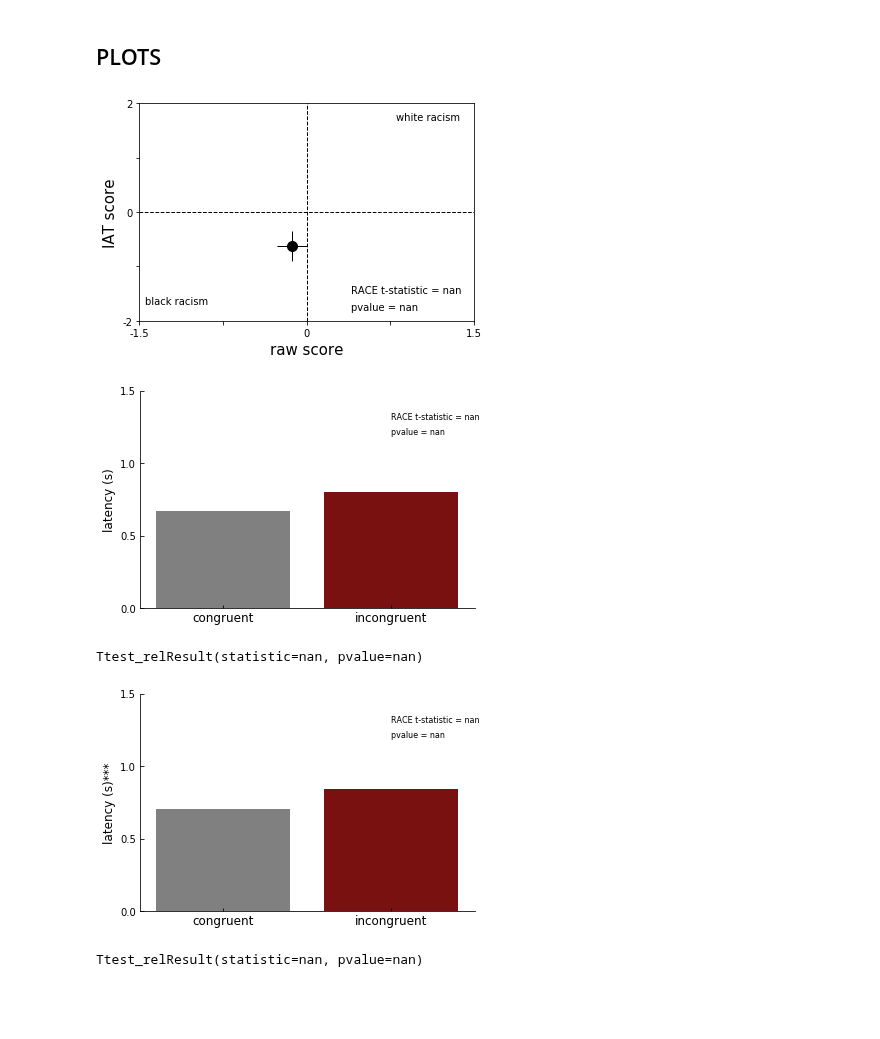
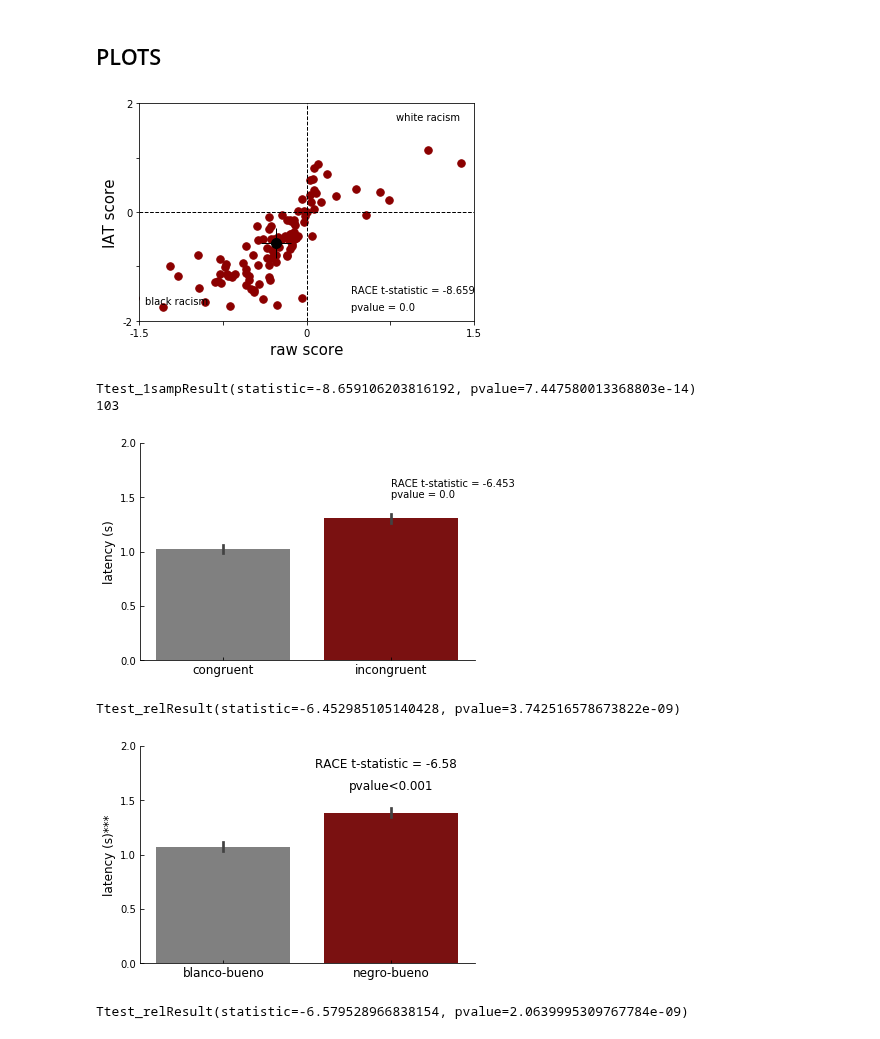
Before and after one commit to davidbestue/OpenBrains, a Jupyter notebook: IAT/analysis_corrected.ipynb, the cells around one changed output. Saved outputs shown, nothing was run; the diff lists cells and outputs as text; code cells hidden in the pictures; blank space fills up the shorter version.

```diff
--- a/IAT/analysis_corrected.ipynb
+++ b/IAT/analysis_corrected.ipynb
@@ -10,7 +10,9 @@ import platform # paths use different dividers on linux vs windows, so we need t
 import csv
 # %%
 #path_folder = 'C:\\Users\\David\\Desktop\\OpenBrains\\juncar_all'
-path_folder = 'C:\\Users\\David\\Desktop\\OpenBrains\\guinardo_all'
+#path_folder = 'C:\\Users\\David\\Desktop\\OpenBrains\\guinardo_all'
+#path_folder = 'C:\\Users\\David\\Desktop\\OpenBrains\\guinardo_all2'
+path_folder = 'C:\\Users\\David\\Desktop\\OpenBrains\\coles'
 path_summary_file ='C:\\Users\\David\\Desktop\\OpenBrains\\'
 # %%
 ### Functions
@@ -215,52 +232,58 @@ plt.text( 0.8, 1.7, 'white racism' , fontsize=10 )
 plt.text( -1.45, -1.7, 'black racism' , fontsize=10 )
 
 
-
+plt.savefig('biblios1.png', transparent=True)
 plt.show(block=False)
 
 #plt.savefig('IATscatter.png', dpi=300, facecolor='w', edgecolor='w',
 #            orientation='portrait', papertype=None, format=None,
 #            transparent=False, bbox_inches=None, pad_inches=0.1)
+
+
+print(stats1)
+print(len(IATrace))
 # %% [output]
-[figure, old version]
+[figure, new version]
+Ttest_1sampResult(statistic=-8.659106203816192, pvalue=7.447580013368803e-14)
+103
 # %%
 ########### REACTION TIMES
 
 c_ = iat_race['congruent mean RT'].values
 c_adj = iat_race['congruent adjmean RT'].values
 congruent = pd.DataFrame({'reaction time': c_, 'reaction time adj': c_adj})
 congruent['condition'] = 'congruent'
 
 
 i_ = iat_race['incongruent mean RT'].values
 i_adj = iat_race['incongruent adjmean RT'].values
 incongruent = pd.DataFrame({'reaction time': i_,  'reaction time adj': i_adj})
 incongruent['condition'] = 'incongruent'
 
 
 reaction_time = pd.concat([congruent, incongruent])
 #reaction_time['reaction time'] =  reaction_time['reaction time'].astype(float)
 
 plt.figure()
 sns.barplot(x='condition', y='reaction time', palette=['grey', 'darkred'], ci=68, estimator=np.mean, data=reaction_time)
 plt.gca().spines['right'].set_visible(False)  # aesthetics                                                                              # remove right spines
 plt.gca().spines['top'].set_visible(False)                                                                                  # remove top spines
 plt.gca().get_xaxis().tick_bottom()
 plt.gca().get_yaxis().tick_left()
 plt.gca().tick_params(direction='in') #direction
-plt.ylim(0,1.5)
-plt.yticks([0,0.5,1,1.5])
+plt.ylim(0,2)
+plt.yticks([0,0.5,1,1.5, 2])
 plt.ylabel('latency (s)', fontsize=12)
 plt.xlabel('')
 plt.xticks([0,1], ['congruent', 'incongruent'], fontsize=12)
 stats2 = scipy.stats.ttest_rel(c_, i_)
-plt.text( 1, 1.3, 'RACE t-statistic = ' + str(np.round(stats2[0], 3)), fontsize=8 )
-plt.text( 1, 1.2, 'pvalue = ' + str(np.round(stats2[1], 3)), fontsize=8 )
+plt.text( 1, 1.6, 'RACE t-statistic = ' + str(np.round(stats2[0], 3)), fontsize=10 )
+plt.text( 1, 1.5, 'pvalue = ' + str(np.round(stats2[1], 3)), fontsize=10 )
 plt.show(block=False)
 print(stats2)
 # %% [output]
-[figure, old version]
+[figure, new version]
-Ttest_relResult(statistic=nan, pvalue=nan)
+Ttest_relResult(statistic=-6.452985105140428, pvalue=3.742516578673822e-09)
 # %%
 
 plt.figure()
@@ -270,17 +293,19 @@ plt.gca().spines['top'].set_visible(False)
 plt.gca().get_xaxis().tick_bottom()
 plt.gca().get_yaxis().tick_left()
 plt.gca().tick_params(direction='in') #direction
-plt.ylim(0,1.5)
-plt.yticks([0,0.5,1,1.5])
+plt.ylim(0,2)
+plt.yticks([0,0.5,1,1.5,2])
 plt.ylabel('latency (s)***', fontsize=12)
 plt.xlabel('')
-plt.xticks([0,1], ['congruent', 'incongruent'], fontsize=12)
+plt.xticks([0,1], ['blanco-bueno', 'negro-bueno'], fontsize=12)
 stats3 = scipy.stats.ttest_rel(c_adj, i_adj)
-plt.text( 1, 1.3, 'RACE t-statistic = ' + str(np.round(stats3[0], 3)), fontsize=8 )
-plt.text( 1, 1.2, 'pvalue = ' + str(np.round(stats3[1], 3)), fontsize=8 )
+plt.text( 0.55, 1.8, 'RACE t-statistic = ' + str(np.round(stats3[0], 3)), fontsize=12 )
+#plt.text( 0.5, 1.5, 'pvalue = ' + str(np.round(stats3[1], 3)), fontsize=10 )
+plt.text( 0.75, 1.6, 'pvalue<0.001', fontsize=12)
+#plt.savefig('biblios.png', transparent=True)
 plt.show(block=False)
 
 print(stats3)
 # %% [output]
-[figure, old version]
+[figure, new version]
-Ttest_relResult(statistic=nan, pvalue=nan)
+Ttest_relResult(statistic=-6.579528966838154, pvalue=2.0639995309767784e-09)
```
Also changed, not shown: parts of 1 cell of this notebook, 2 other files.
